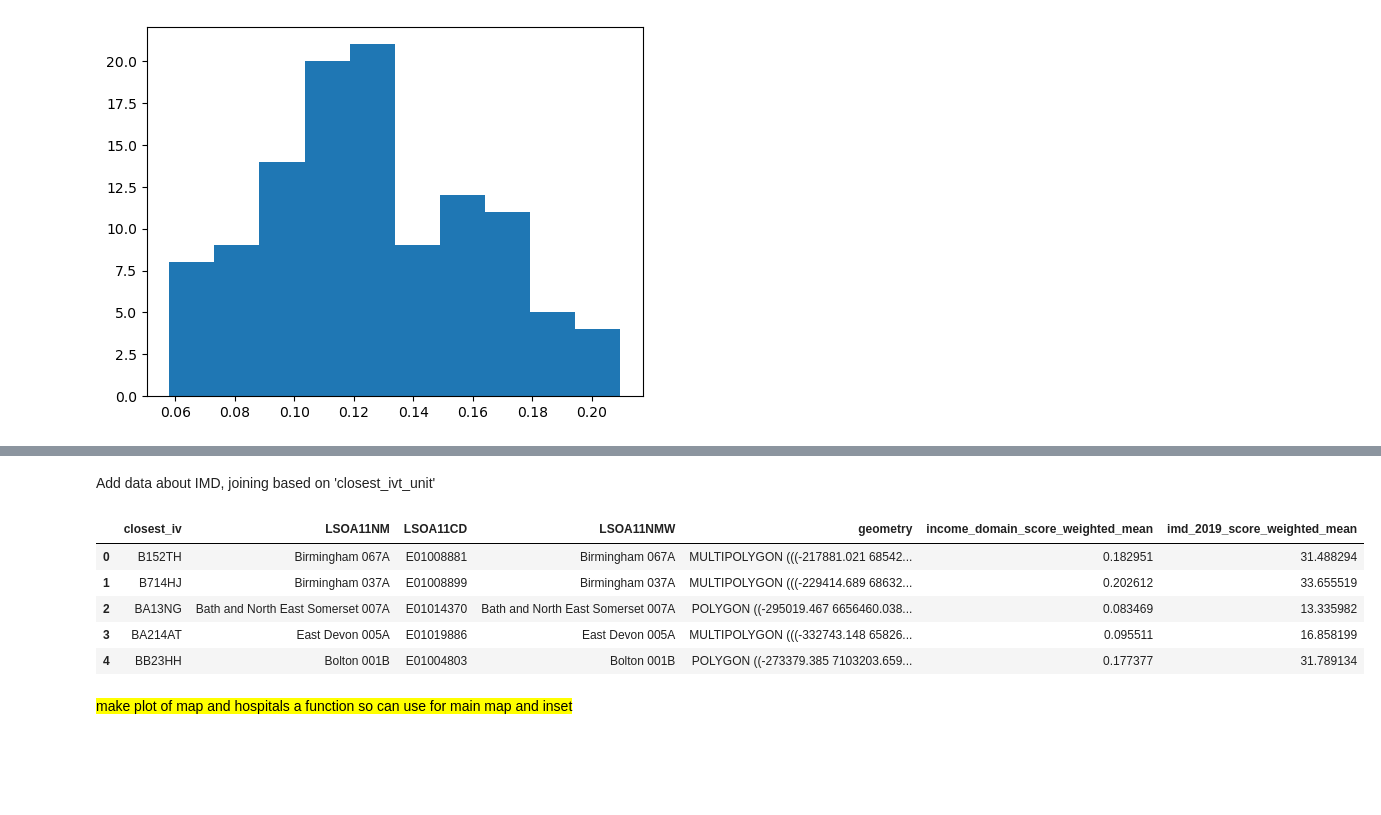
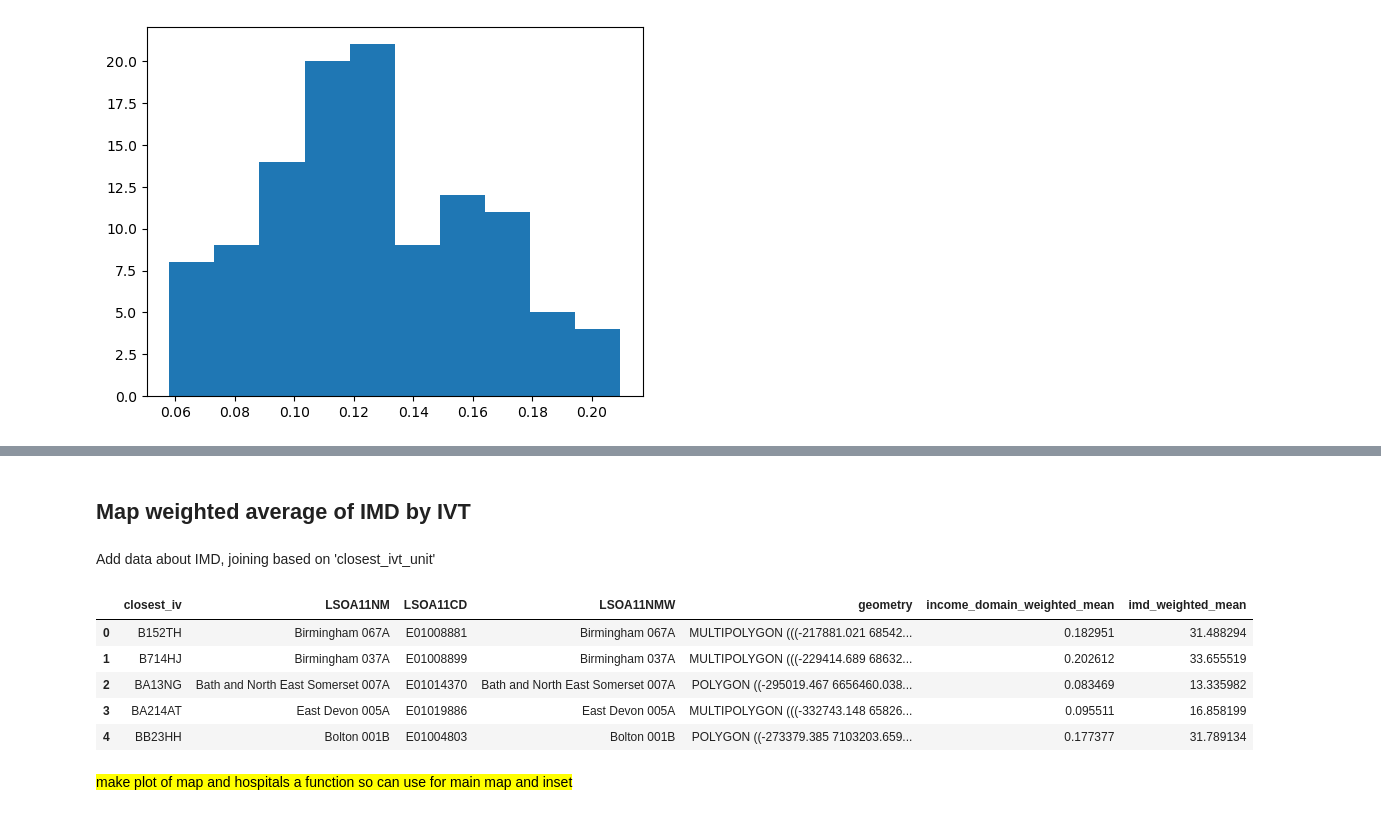
Before and after one commit to samuel-book/stroke_unit_demographics, a Jupyter notebook: 03_create_imd_maps.ipynb, the cells around one changed output, grey strips where cells are left out. Drawn from its saved outputs; the diff is of its cells as text; code cells hidden in the pictures; blank space fills up the shorter version.

```diff
--- a/03_create_imd_maps.ipynb
+++ b/03_create_imd_maps.ipynb
@@ -89,0 +152,5 @@ df_ivt_ids
+# %%
+# Weighted mean income domain score by closest IVT unit
+df_ivt_ids = ivt_weighted_av(
+    df_lsoa, 'income_domain_score', 'income_domain_weighted_mean')
+df_ivt_ids
@@ -89,0 +172,4 @@ df_ivt_ids
+# %%
+# Weighted mean IMD by closest IVT unit
+df_ivt_imd = ivt_weighted_av(df_lsoa, 'imd_2019_score', 'imd_weighted_mean')
+df_ivt_imd
@@ -141,6 +215,6 @@ Join weighted average score to the IVT catchment geopandas dataframe.
 # %%
 # Join is left join on index by default, then reset index so closest IV is col
 gdf_ivt_catchment = gdf_ivt_catchment.join(
-    df_ivt_ids['income_domain_score_weighted_mean']).reset_index()
+    df_ivt_ids['income_domain_weighted_mean']).reset_index()
 gdf_ivt_catchment.head()
 # %% [output]
@@ -416,9 +449,0 @@ https://stackoverflow.com/questions/31521027/groupby-weighted-average-and-sum-in
-# %%
-# Define a lambda function to compute the weighted mean:
-wm = lambda x: np.average(x, weights=df_lsoa.loc[x.index, 'population_all'])
-
-# Groupby and aggregate with namedAgg [1]:
-df_ivt_imd = df_lsoa.groupby(['closest_ivt_unit']).agg(
-            all_persons=('population_all', 'sum'),
-            imd_2019_score_weighted_mean=('imd_2019_score', wm))
-df_ivt_imd
@@ -440,11 +450,13 @@ df_ivt_imd
+# %% [markdown]
+## Map weighted average of IMD by IVT
 # %% [markdown]
 Add data about IMD, joining based on 'closest_ivt_unit'
 # %%
 gdf_ivt_catchment.set_index(['closest_iv'], inplace=True)
-gdf_ivt_catchment = gdf_ivt_catchment.join(df_ivt_imd['imd_2019_score_weighted_mean']).reset_index()
+gdf_ivt_catchment = gdf_ivt_catchment.join(df_ivt_imd['imd_weighted_mean']).reset_index()
 gdf_ivt_catchment.head()
 # %% [output]
-|  | closest_iv | LSOA11NM | LSOA11CD | LSOA11NMW | geometry | income_domain_score_weighted_mean | imd_2019_score_weighted_mean |
+|  | closest_iv | LSOA11NM | LSOA11CD | LSOA11NMW | geometry | income_domain_weighted_mean | imd_weighted_mean |
 | 0 | B152TH | Birmingham 067A | E01008881 | Birmingham 067A | MULTIPOLYGON (((-217881.021 68542... | 0.182951 | 31.488294 |
 | 1 | B714HJ | Birmingham 037A | E01008899 | Birmingham 037A | MULTIPOLYGON (((-229414.689 68632... | 0.202612 | 33.655519 |
 | 2 | BA13NG | Bath and North East Somerset 007A | E01014370 | Bath and North East Somerset 007A | POLYGON ((-295019.467 6656460.038... | 0.083469 | 13.335982 |
```
Also changed, not shown: parts of 29 cells of this notebook.
